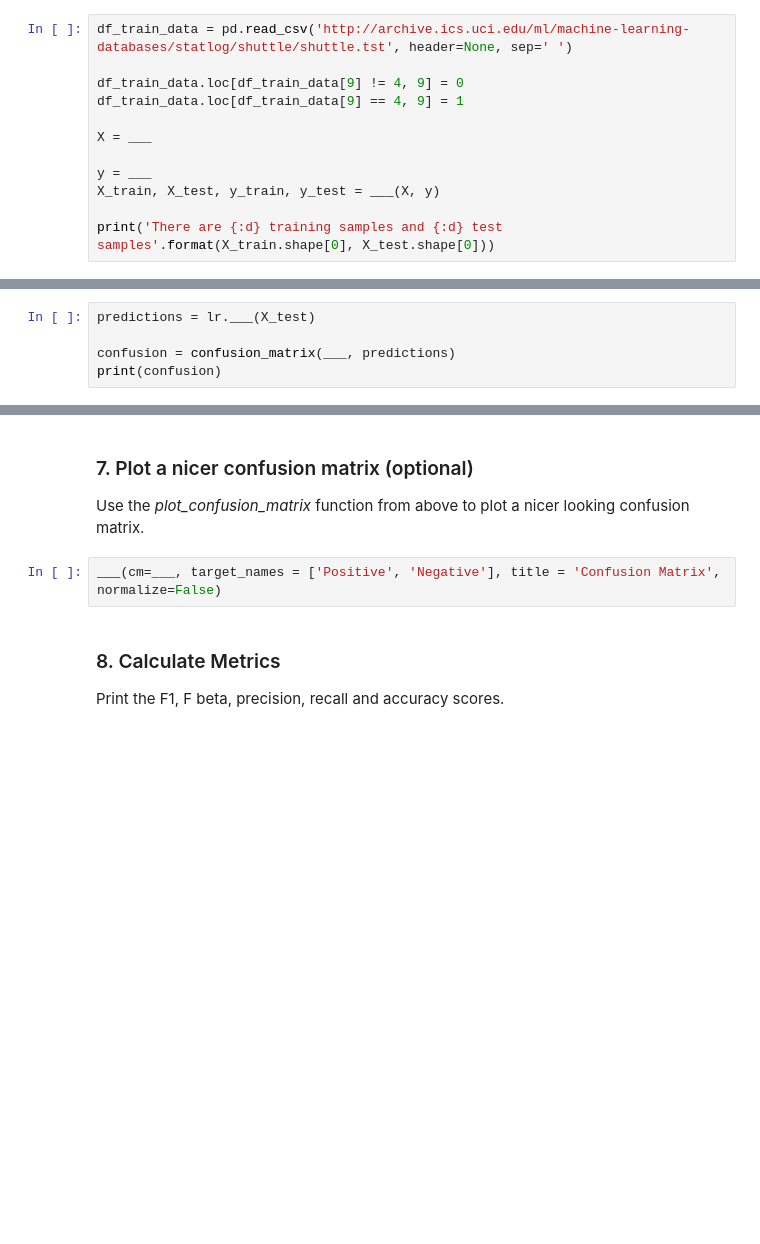
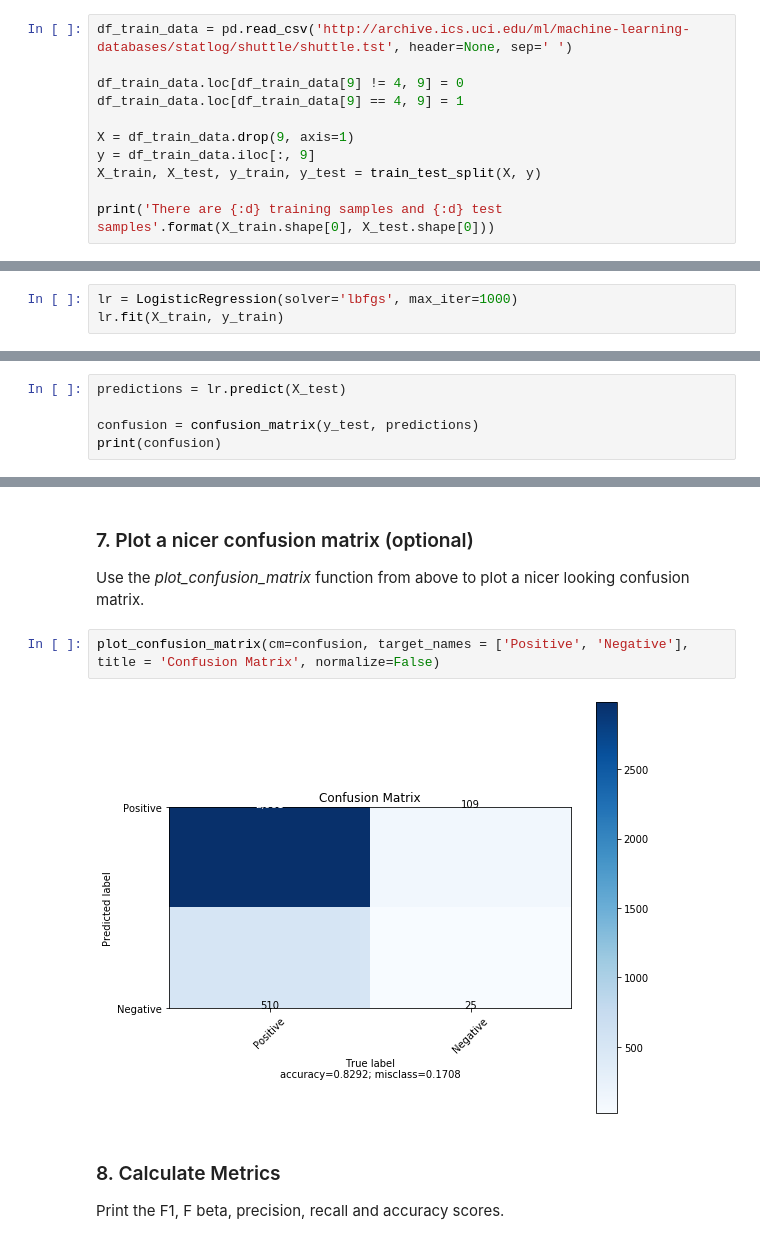
Before and after one commit to BenGriffith/data-science, a Jupyter notebook: exercises/analyzing-model-performance-assignment.ipynb, the cells around one changed output, grey strips where cells are left out. Cells and saved outputs as stored; diff of their text form; blank space fills up the shorter version.

```diff
--- a/exercises/analyzing-model-performance-assignment.ipynb
+++ b/exercises/analyzing-model-performance-assignment.ipynb
@@ -46,9 +46,8 @@ df_train_data = pd.read_csv('http://archive.ics.uci.edu/ml/machine-learning-data
 df_train_data.loc[df_train_data[9] != 4, 9] = 0
 df_train_data.loc[df_train_data[9] == 4, 9] = 1
 
-X = ___
-
-y = ___
-X_train, X_test, y_train, y_test = ___(X, y)
+X = df_train_data.drop(9, axis=1)
+y = df_train_data.iloc[:, 9]
+X_train, X_test, y_train, y_test = train_test_split(X, y)
 
 print('There are {:d} training samples and {:d} test samples'.format(X_train.shape[0], X_test.shape[0]))
@@ -63,0 +62,3 @@ lr.fit(___, ___)
+# %%
+lr = LogisticRegression(solver='lbfgs', max_iter=1000)
+lr.fit(X_train, y_train)
@@ -83,7 +92,7 @@ dummy.score(___, ___)
 ### 6. Confusion Matrix
 Print the confusion matrix.
 # %%
-predictions = lr.___(X_test)
+predictions = lr.predict(X_test)
 
-confusion = confusion_matrix(___, predictions)
+confusion = confusion_matrix(y_test, predictions)
 print(confusion)
@@ -169,7 +181,9 @@ def plot_confusion_matrix(cm,
 ### 7. Plot a nicer confusion matrix (optional)
 Use the *plot_confusion_matrix* function from above to plot a nicer looking confusion matrix.
 # %%
-___(cm=___, target_names = ['Positive', 'Negative'], title = 'Confusion Matrix', normalize=False)
+plot_confusion_matrix(cm=confusion, target_names = ['Positive', 'Negative'], title = 'Confusion Matrix', normalize=False)
+# %% [output]
+[figure, added]
 # %% [markdown]
 ### 8. Calculate Metrics
 Print the F1, F beta, precision, recall and accuracy scores.
```
Also changed, not shown: parts of 15 cells of this notebook.
